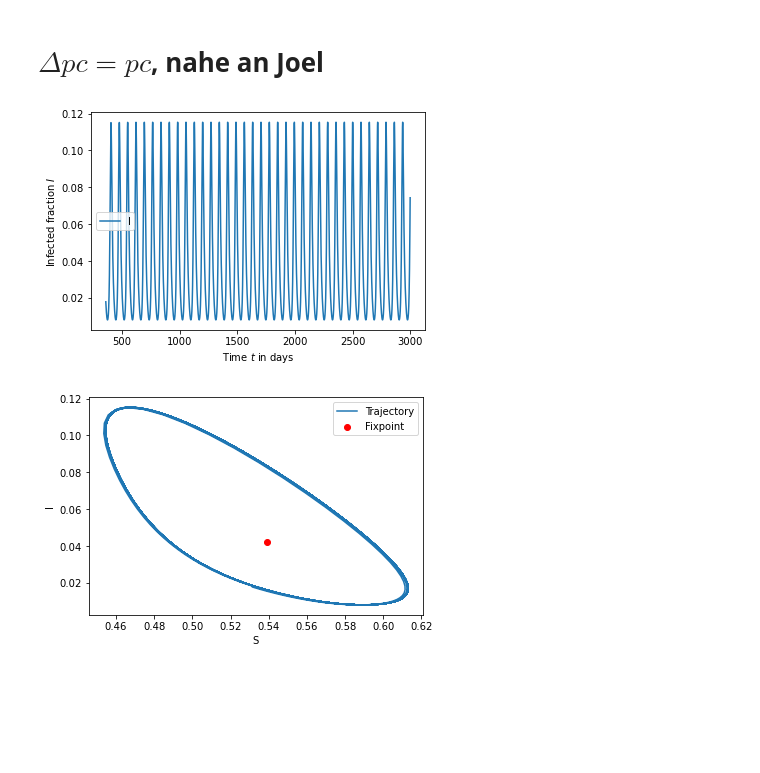
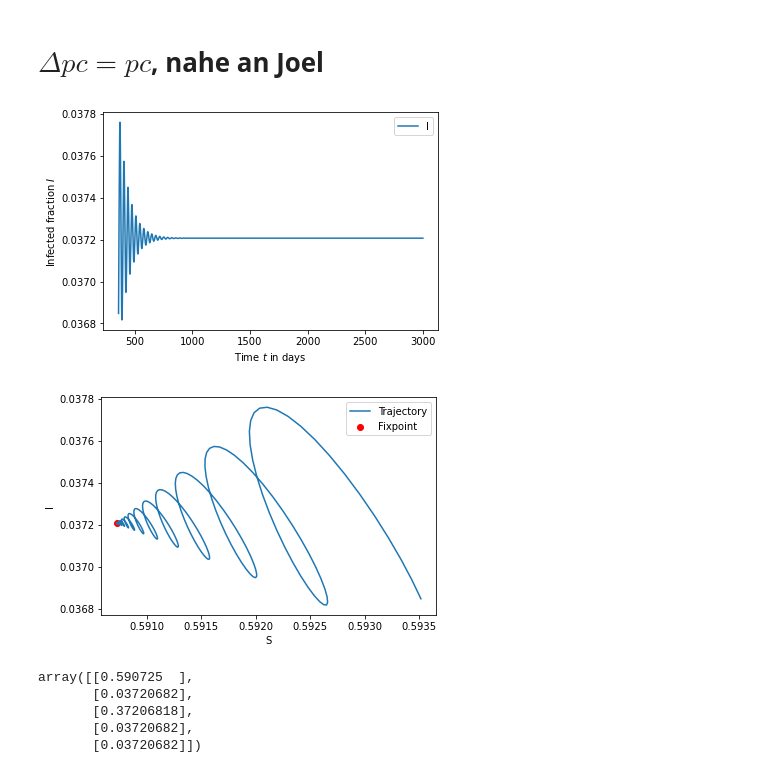
Before and after one commit to simonblaue/Epidemics_SRI_model, a Jupyter notebook: Many_Peaks.ipynb, the cells around one changed output. Saved outputs shown, nothing was run; the diff lists cells and outputs as text; code cells hidden in the pictures; blank space fills up the shorter version.

Commit message:
new plots

```diff
--- a/Many_Peaks.ipynb
+++ b/Many_Peaks.ipynb
@@ -37,11 +39,22 @@ t, state  = ModelLib.plots.PlotTrajectoryAndFix(model, model.DifferentPIncrement
 # %%
 model = ModelLib.SIRModels(p_cap=p_cap)
 model.delta_pcap = model.p_cap/2
+model.Fix = model.FindFixpointDifferentP(model.DifferentPIncrementForStability)
 model.s = 0
-t,state = ModelLib.plots.PlotSRITime(model, model.DifferentPIncrement, y0=y0,T_min=T_min,T_max=T_max, save="Plots/Ours_as_Joel_many_peaks")
+model.p_base = 0.1
+model.T = 10
+t,state = ModelLib.plots.PlotSRITime(model, model.DifferentPIncrement, y0=y0,T_min=T_min,T_max=T_max)#, save="Plots/Ours_as_Joel_many_peaks")
 # %% [output]
-[figure, old version]
+[figure, new version]
 # %%
-t, state  = ModelLib.plots.PlotTrajectoryAndFix(model, model.DifferentPIncrement, T_min=T_min, T_max=T_max)
+t, state  = ModelLib.plots.PlotTrajectoryAndFix(model, model.DifferentPIncrement, T_min=T_min, T_max=T_max)#,save ="Plots/Ours_as_Joel_many_peaksS|I")
 # %% [output]
-[figure, old version]
+[figure, new version]
+# %%
+model.Fix
+# %% [output]
+array([[0.590725  ],
+       [0.03720682],
+       [0.37206818],
+       [0.03720682],
+       [0.03720682]])
```
Also changed, not shown: parts of 4 cells of this notebook, 14 other files.
